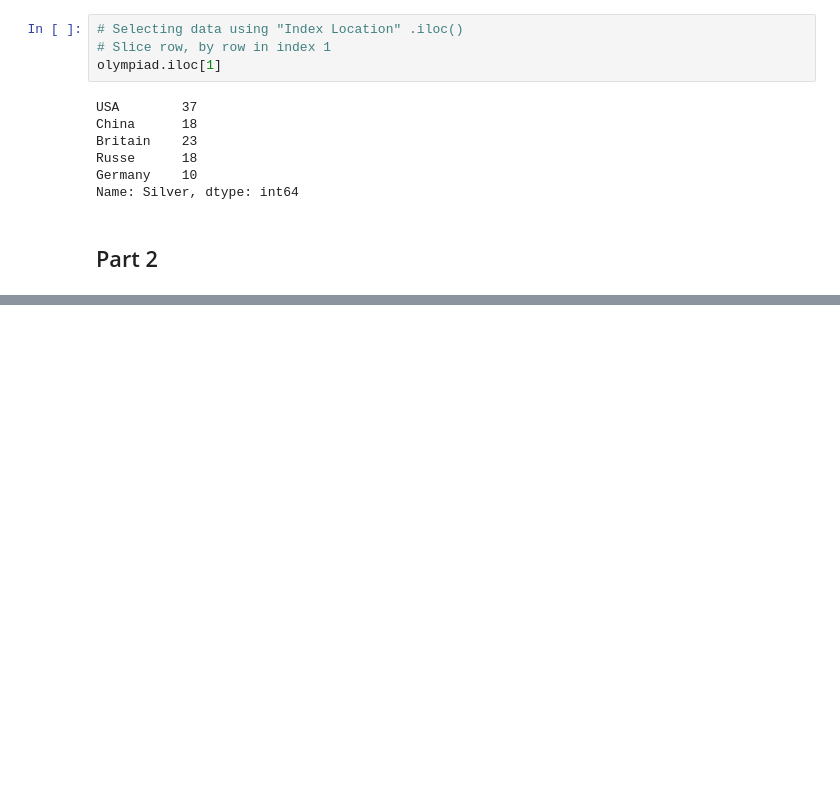
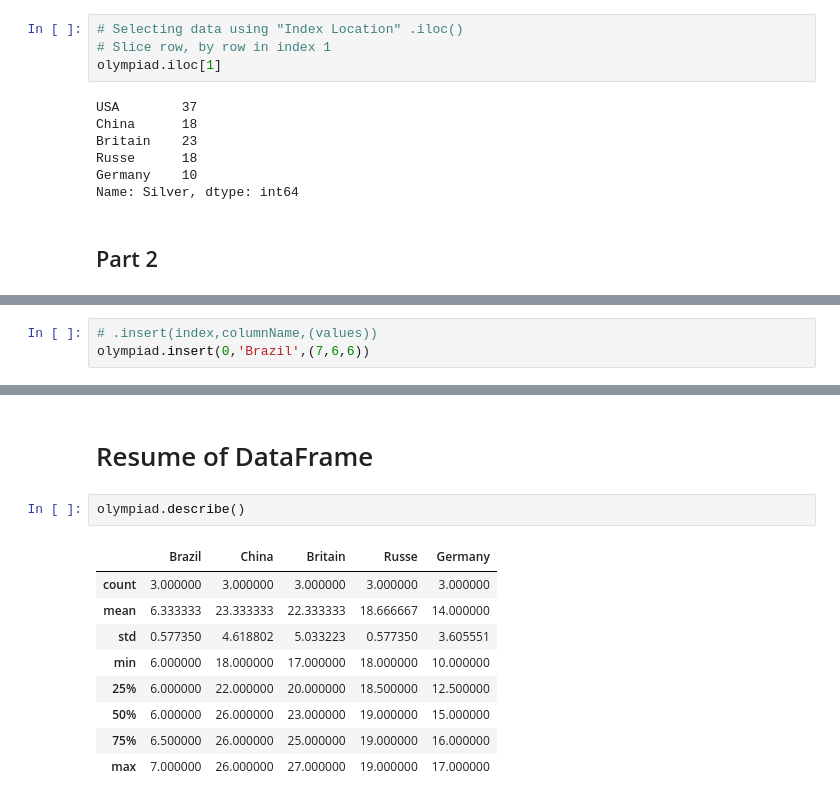
Before and after one commit to ralsouza/data_manipulation_with_python, a Jupyter notebook: notebooks/05_pandas_dataframe_operations.ipynb, the cells around one changed output, grey strips where cells are left out. Drawn from its saved outputs; the diff is of its cells as text; blank space fills up the shorter version.

```diff
--- a/notebooks/05_pandas_dataframe_operations.ipynb
+++ b/notebooks/05_pandas_dataframe_operations.ipynb
@@ -74,0 +214,3 @@ Name: Silver, dtype: int64
+# %%
+# .insert(index,columnName,(values))
+olympiad.insert(0,'Brazil',(7,6,6))
@@ -74,0 +224,14 @@ Name: Silver, dtype: int64
+# %% [markdown]
+# Resume of DataFrame
+# %%
+olympiad.describe()
+# %% [output]
+|  | Brazil | China | Britain | Russe | Germany |
+| count | 3.000000 | 3.000000 | 3.000000 | 3.000000 | 3.000000 |
+| mean | 6.333333 | 23.333333 | 22.333333 | 18.666667 | 14.000000 |
+| std | 0.577350 | 4.618802 | 5.033223 | 0.577350 | 3.605551 |
+| min | 6.000000 | 18.000000 | 17.000000 | 18.000000 | 10.000000 |
+| 25% | 6.000000 | 22.000000 | 20.000000 | 18.500000 | 12.500000 |
+| 50% | 6.000000 | 26.000000 | 23.000000 | 19.000000 | 15.000000 |
+| 75% | 6.500000 | 26.000000 | 25.000000 | 19.000000 | 16.000000 |
+| max | 7.000000 | 26.000000 | 27.000000 | 19.000000 | 17.000000 |
```
Also changed, not shown: parts of 23 cells of this notebook.
